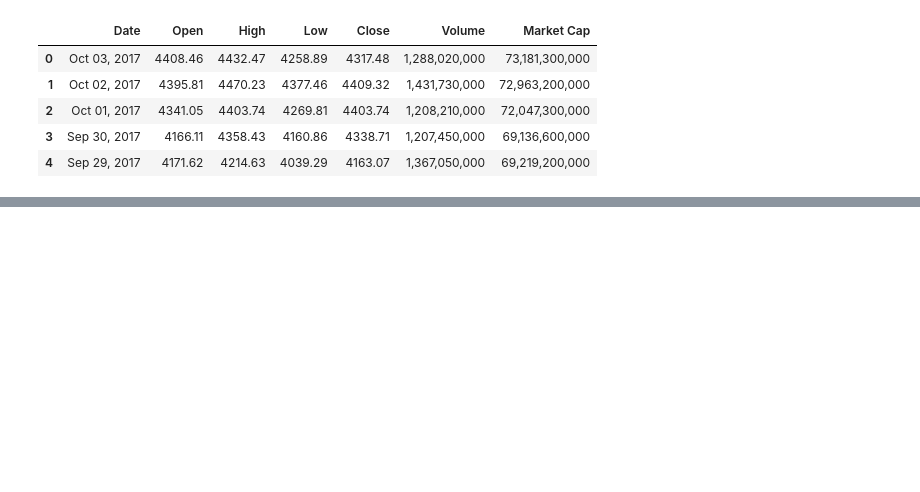
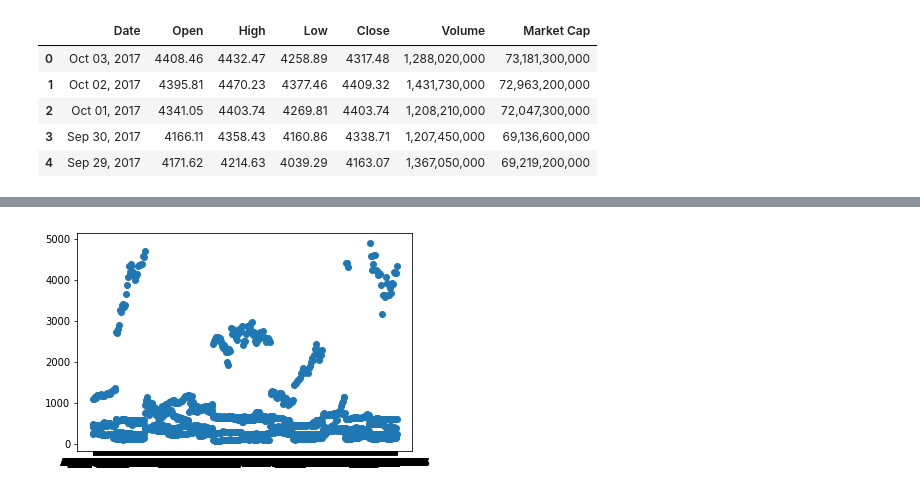
Before and after one commit to kayne10/Crypto-Pirates, a Jupyter notebook: pandas_scripts/Index.ipynb, the cells around one changed output, grey strips where cells are left out. Saved outputs shown, nothing was run; the diff lists cells and outputs as text; code cells hidden in the pictures; blank space fills up the shorter version.

```diff
--- a/pandas_scripts/Index.ipynb
+++ b/pandas_scripts/Index.ipynb
@@ -18,0 +48,5 @@ data['Volume'].max()
+# %%
+plt.scatter(btc_data['Date'], btc_data['Close'])
+plt.show()
+# %% [output]
+[figure, added]
```
Also changed, not shown: parts of 9 cells of this notebook, 1 other file.
